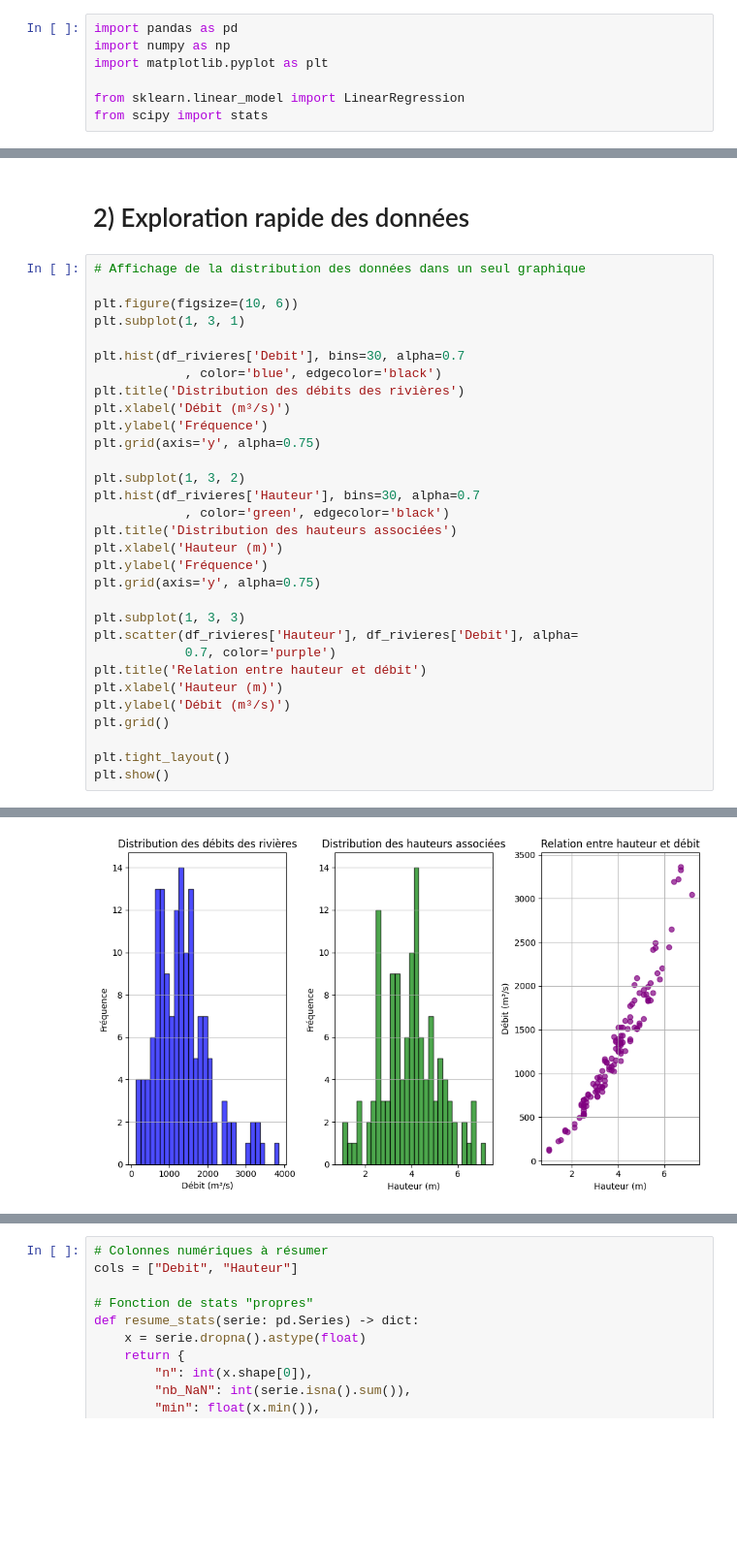
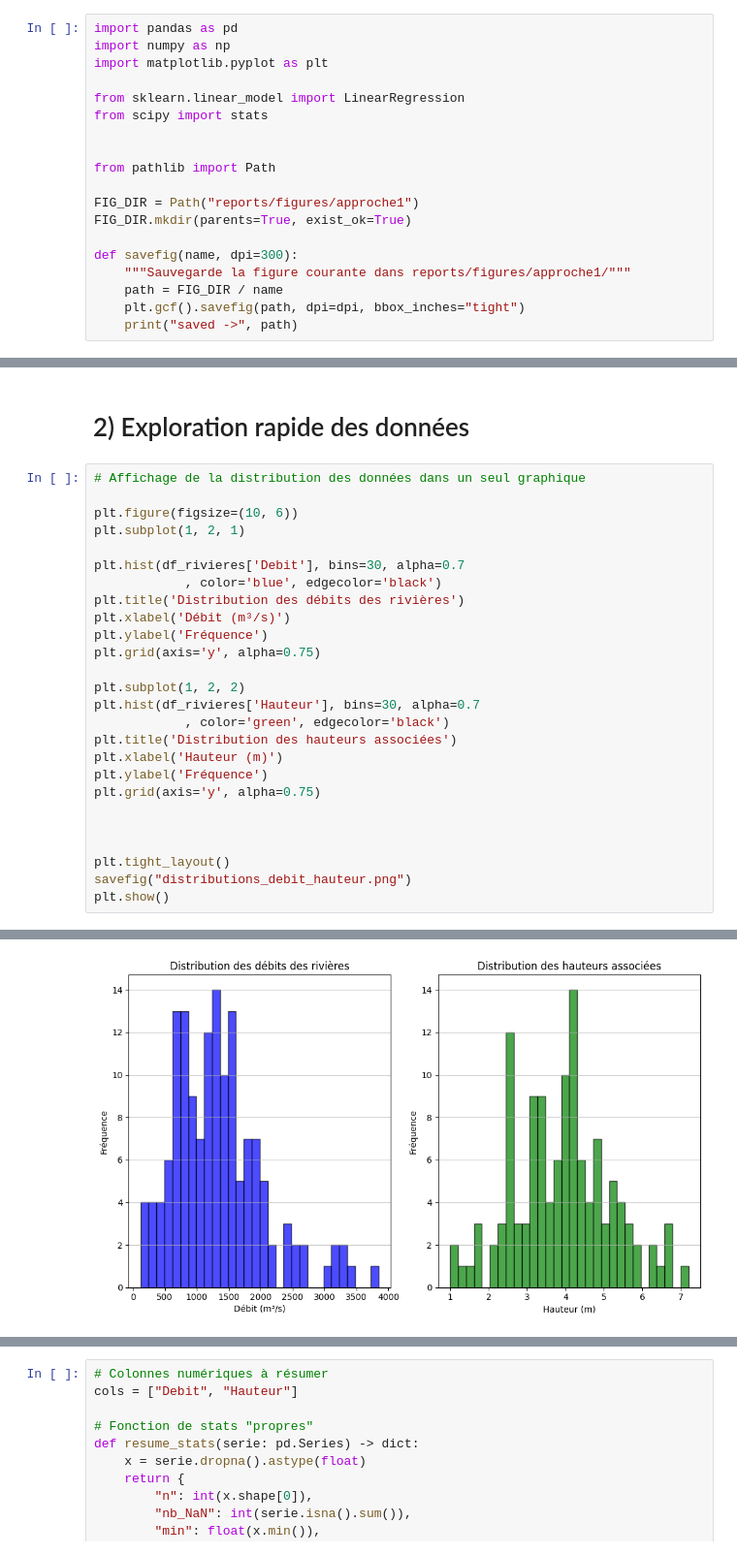
Before and after one commit to ThomasAPRichard/Fiabilite, a Jupyter notebook: Fiabilite_1ereApproche.ipynb, the cells around one changed output, grey strips where cells are left out. Shown at 97% size. Saved outputs shown, nothing was run; the diff lists cells and outputs as text; blank space fills up the shorter version.

```diff
--- a/Fiabilite_1ereApproche.ipynb
+++ b/Fiabilite_1ereApproche.ipynb
@@ -42,6 +42,18 @@ import matplotlib.pyplot as plt
 
 from sklearn.linear_model import LinearRegression
 from scipy import stats
+
+
+from pathlib import Path
+
+FIG_DIR = Path("reports/figures/approche1")
+FIG_DIR.mkdir(parents=True, exist_ok=True)
+
+def savefig(name, dpi=300):
+    """Sauvegarde la figure courante dans reports/figures/approche1/"""
+    path = FIG_DIR / name
+    plt.gcf().savefig(path, dpi=dpi, bbox_inches="tight")
+    print("saved ->", path)
 # %% [markdown]
 ### Charger dataset
 # %%
@@ -71,7 +83,7 @@ df_rivieres.head()
 # Affichage de la distribution des données dans un seul graphique
 
 plt.figure(figsize=(10, 6))
-plt.subplot(1, 3, 1)
+plt.subplot(1, 2, 1)
 
 plt.hist(df_rivieres['Debit'], bins=30, alpha=0.7
             , color='blue', edgecolor='black')
@@ -80,7 +92,7 @@ plt.xlabel('Débit (m³/s)')
 plt.ylabel('Fréquence')
 plt.grid(axis='y', alpha=0.75)
 
-plt.subplot(1, 3, 2)
+plt.subplot(1, 2, 2)
 plt.hist(df_rivieres['Hauteur'], bins=30, alpha=0.7
             , color='green', edgecolor='black')
 plt.title('Distribution des hauteurs associées')
@@ -88,14 +100,9 @@ plt.xlabel('Hauteur (m)')
 plt.ylabel('Fréquence')
 plt.grid(axis='y', alpha=0.75)
 
-plt.subplot(1, 3, 3)
-plt.scatter(df_rivieres['Hauteur'], df_rivieres['Debit'], alpha=
-            0.7, color='purple')
-plt.title('Relation entre hauteur et débit')
-plt.xlabel('Hauteur (m)')
-plt.ylabel('Débit (m³/s)')
-plt.grid()
+
 
 plt.tight_layout()
+savefig("distributions_debit_hauteur.png")
 plt.show()
 # %% [output]
@@ -102 +110 @@ plt.show()
-[figure, old version]
+[figure, new version]
```
Also changed, not shown: parts of 21 cells of this notebook, 7 other files.
